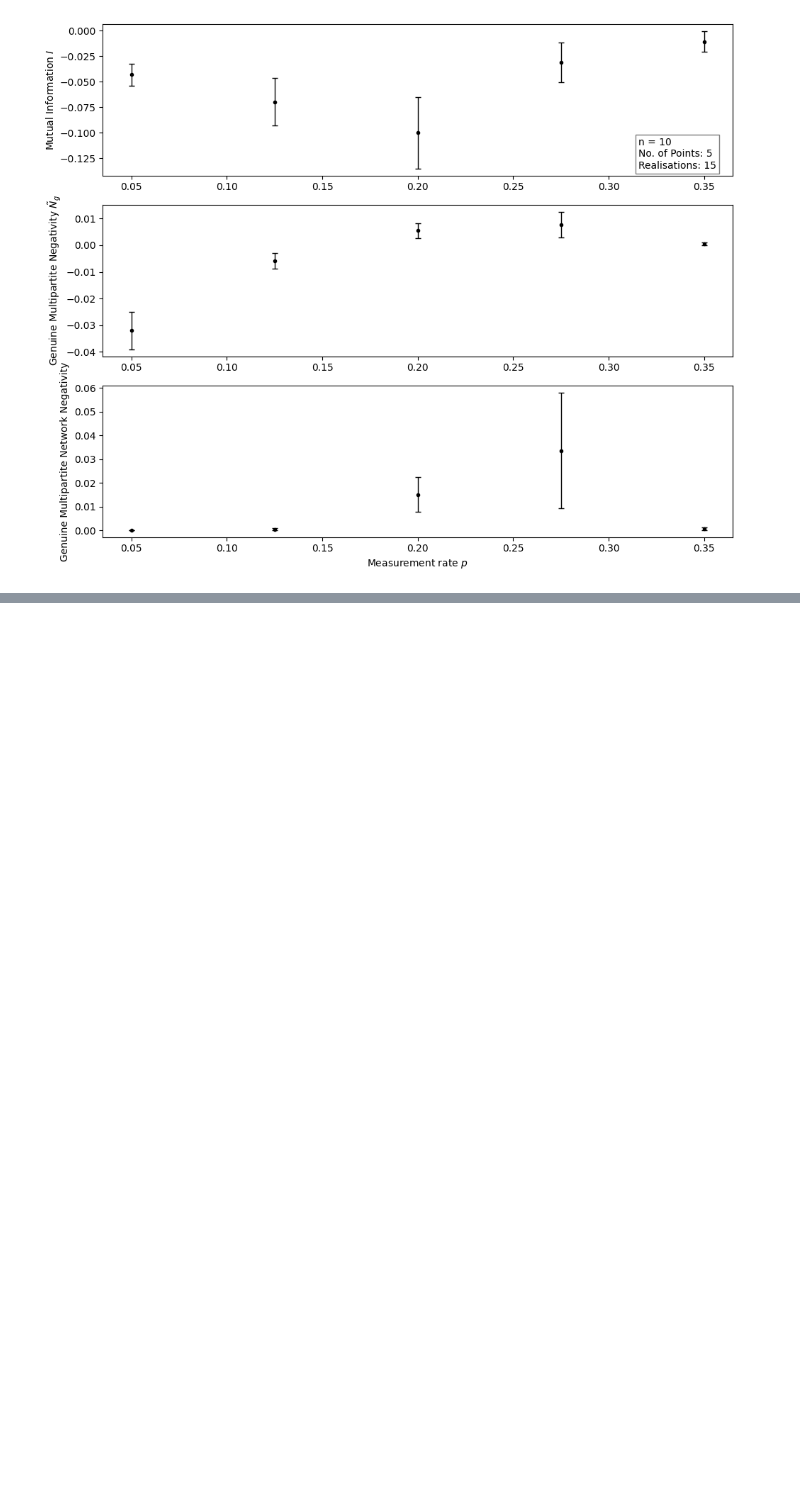
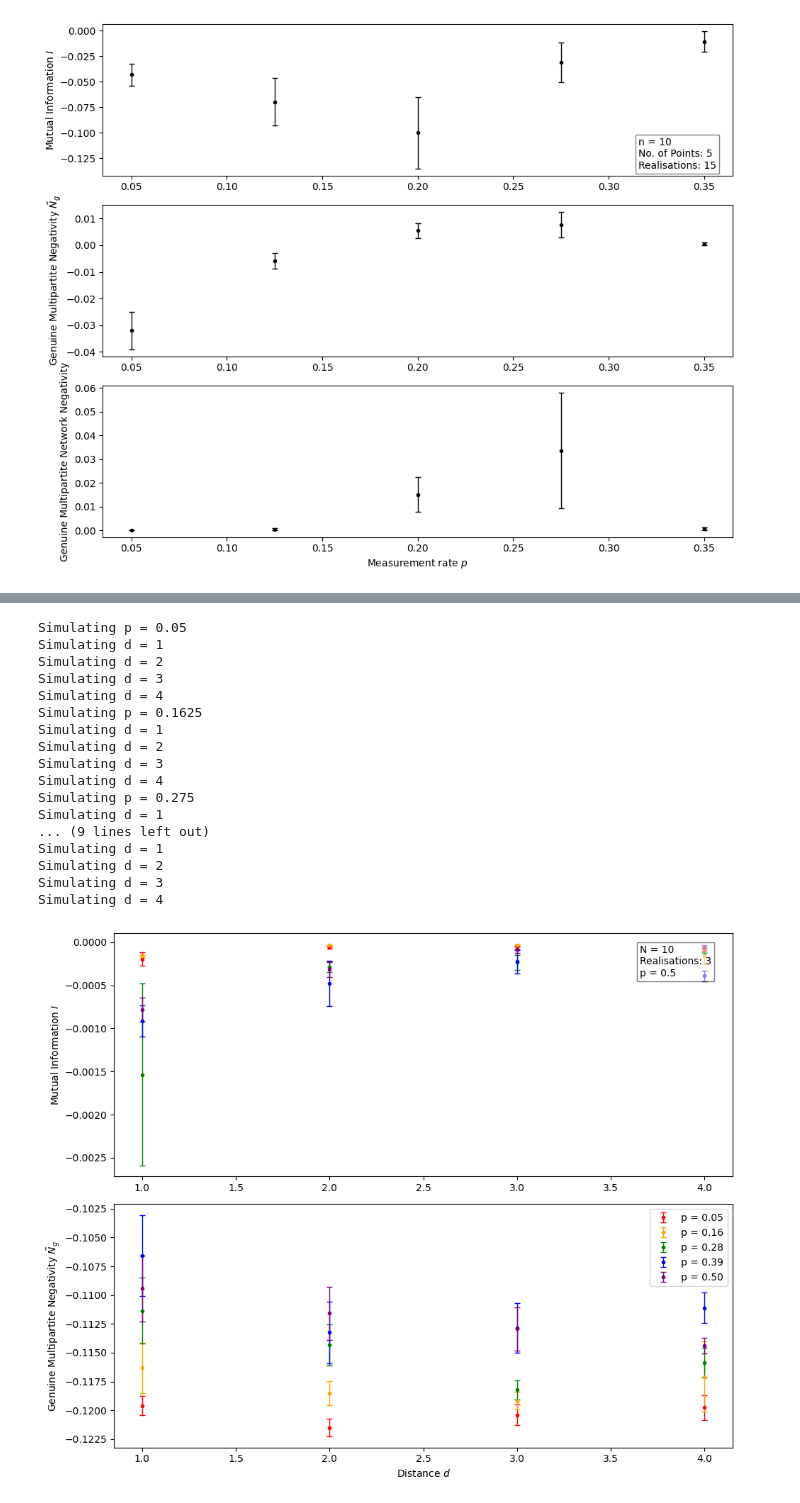
Before and after one commit to amarce4/mipt, a Jupyter notebook: python/mipt.ipynb, the cells around one changed output, grey strips where cells are left out. Saved outputs shown, nothing was run; the diff lists cells and outputs as text; code cells hidden in the pictures; blank space fills up the shorter version.

Commit message:
fixed GMN negativity issue and made some more simulations

```diff
--- a/python/mipt.ipynb
+++ b/python/mipt.ipynb
@@ -471,0 +370,57 @@ AerError: 'Invalid option target_gpus'
+# %%
+from mipt import *
+
+n = 10
+depth = 2*n
+ps = np.linspace(0.05, 0.5, 5)
+realisations = 3
+
+mi_list, mi_std_list, gmn_list, gmn_std_list = [], [], [], []
+
+for p in ps:
+        print("Simulating p =", p)
+        d_values, ents, ent_stds, mis, mi_stds, gmns, gmn_stds = run_1d_distance_scan(
+                n, depth, p, realisations, d_min=1, d_max=4, use_gpu=False)
+
+        mi_list.append(mis)
+        mi_std_list.append(mi_stds)
+        gmn_list.append(gmns)
+        gmn_std_list.append(gmn_stds)
+
+
+
+fig, [ax1, ax2] = plt.subplots(2, 1, figsize=(10, 8))
+
+props = dict(boxstyle='square', facecolor='white', alpha=0.5)
+ax1.text(0.85, 0.15, f"N = {n}\nRealisations: {realisations}\np = {p}", transform=ax1.transAxes, fontsize=10,
+        verticalalignment='top', bbox=props)
+
+colors = ["red", "orange", "green", "blue", "purple"]
+for i in range(len(ps)):
+        ax1.errorbar(d_values, mi_list[i], yerr=mi_std_list[i], fmt='.', color=colors[i], ecolor=colors[i], capsize=3, elinewidth=1)
+        ax2.errorbar(d_values, gmn_list[i], yerr=gmn_std_list[i], fmt='.', color=colors[i], ecolor=colors[i], capsize=3, elinewidth=1, label= f"p = {ps[i]:.2f}")
+# ax3.hlines(0, d_values[0], d_values[-1], colors='black', linestyles='dashed')
+ax2.set_xlabel('Distance $d$')
+ax1.set_ylabel('Mutual Information $I$')
+ax2.set_ylabel(r'Genuine Multipartite Negativity $\tilde{N}_g$')
+ax2.legend(loc='upper right')
+plt.tight_layout()
+# %% [output]
+Simulating p = 0.05
+Simulating d = 1
+Simulating d = 2
+Simulating d = 3
+Simulating d = 4
+Simulating p = 0.1625
+Simulating d = 1
+Simulating d = 2
+Simulating d = 3
+Simulating d = 4
+Simulating p = 0.275
+Simulating d = 1
+... (9 lines left out)
+Simulating d = 1
+Simulating d = 2
+Simulating d = 3
+Simulating d = 4
+[figure, added]
```
Also changed, not shown: parts of 5 cells of this notebook, 4 other files.
